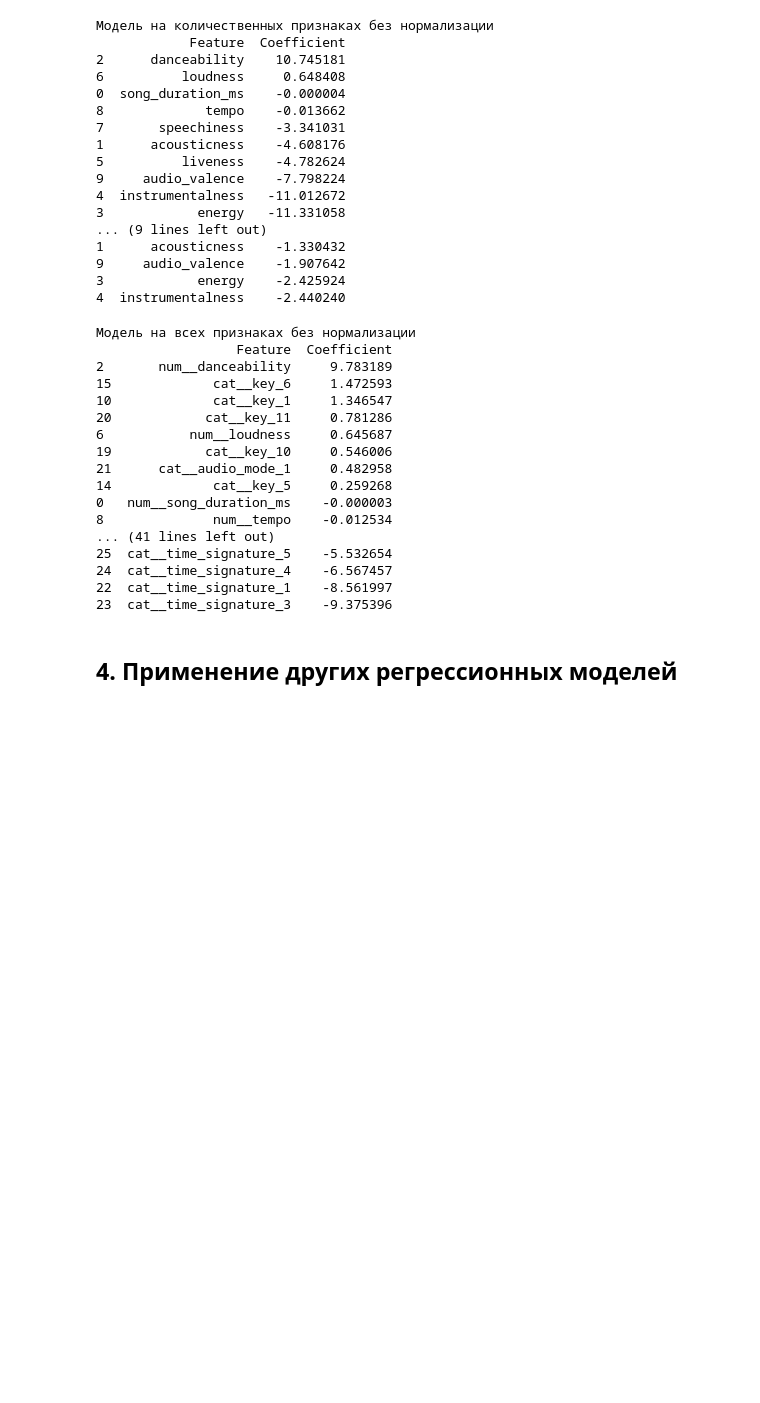
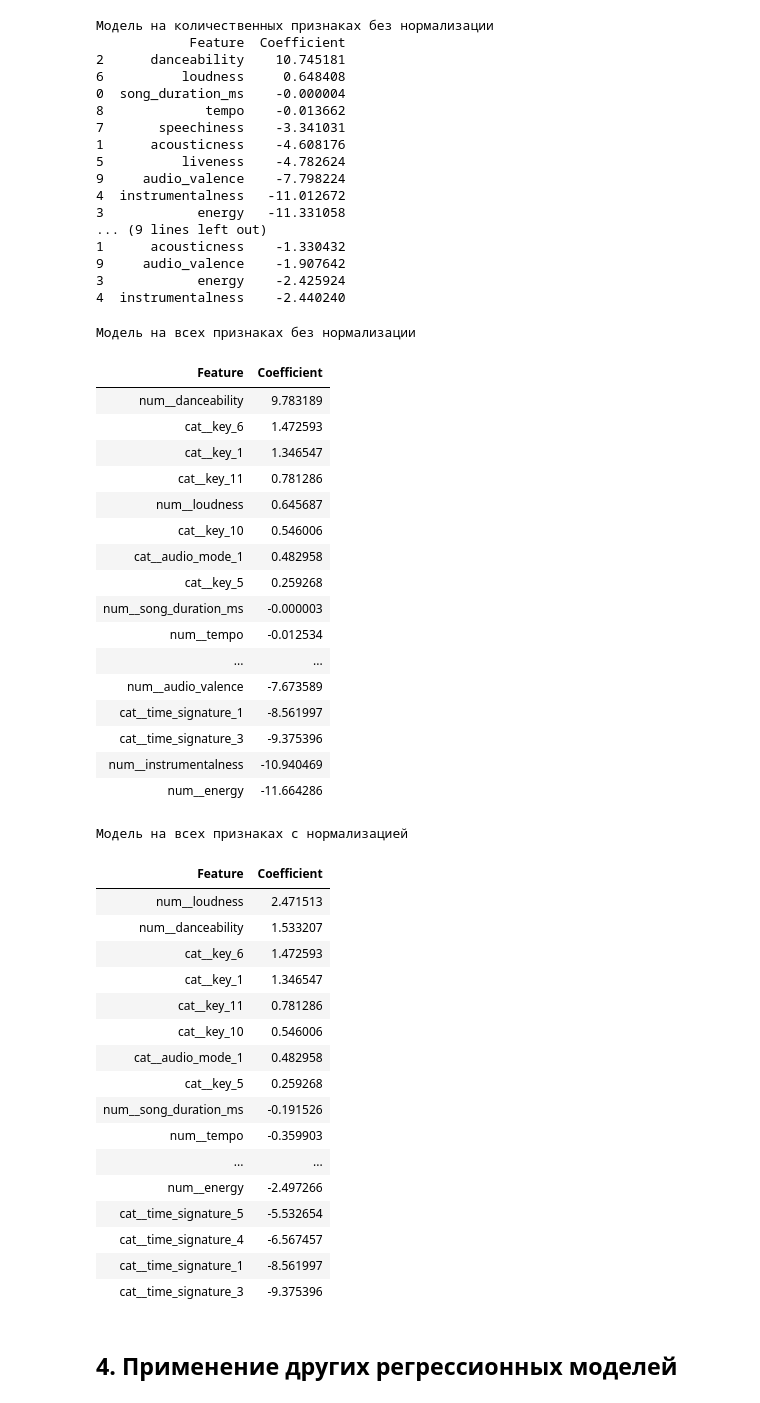
Before and after one commit to dushesk/analysis_n_ML, a Jupyter notebook: regression_analysis/regression_analysis.ipynb, the cells around one changed output. Saved outputs shown, nothing was run; the diff lists cells and outputs as text; code cells hidden in the pictures; blank space fills up the shorter version.

```diff
--- a/regression_analysis/regression_analysis.ipynb
+++ b/regression_analysis/regression_analysis.ipynb
@@ -337,30 +342,53 @@ print(coefficients.sort_values('Coefficient', ascending=False))
 # %%
 print("\nМодель на всех признаках без нормализации")
 
 coefficients = pd.DataFrame({'Feature': preprocessor_no_scaling.get_feature_names_out(), 'Coefficient': model_all_no_scaling.coef_})
-print(coefficients.sort_values('Coefficient', ascending=False))
+coefficients = coefficients.sort_values('Coefficient', ascending=False)
+html = coefficients.to_html(classes='table table-bordered table-striped', index=False)
+display(HTML(f'<div style="max-height: 250px; width: 300px; overflow-y: scroll;">{html}</div>'))
 
 print("\nМодель на всех признаках с нормализацией")
 coefficients = pd.DataFrame({'Feature': preprocessor.get_feature_names_out(), 'Coefficient': model_all_scaling.coef_})
-print(coefficients.sort_values('Coefficient', ascending=False))
+coefficients = coefficients.sort_values('Coefficient', ascending=False)
+html = coefficients.to_html(classes='table table-bordered table-striped', index=False)
+display(HTML(f'<div style="max-height: 250px; width: 300px; overflow-y: scroll;">{html}</div>'))
 # %% [output]
 Модель на всех признаках без нормализации
-                  Feature  Coefficient
-2       num__danceability     9.783189
-15             cat__key_6     1.472593
-10             cat__key_1     1.346547
-20            cat__key_11     0.781286
-6           num__loudness     0.645687
-19            cat__key_10     0.546006
-21      cat__audio_mode_1     0.482958
-14             cat__key_5     0.259268
-0   num__song_duration_ms    -0.000003
-8              num__tempo    -0.012534
-... (41 lines left out)
-25  cat__time_signature_5    -5.532654
-24  cat__time_signature_4    -6.567457
-22  cat__time_signature_1    -8.561997
-23  cat__time_signature_3    -9.375396
+| Feature | Coefficient |
+| num__danceability | 9.783189 |
+| cat__key_6 | 1.472593 |
+| cat__key_1 | 1.346547 |
+| cat__key_11 | 0.781286 |
+| num__loudness | 0.645687 |
+| cat__key_10 | 0.546006 |
+| cat__audio_mode_1 | 0.482958 |
+| cat__key_5 | 0.259268 |
+| num__song_duration_ms | -0.000003 |
+| num__tempo | -0.012534 |
+| ... | ... |
+| num__audio_valence | -7.673589 |
+| cat__time_signature_1 | -8.561997 |
+| cat__time_signature_3 | -9.375396 |
+| num__instrumentalness | -10.940469 |
+| num__energy | -11.664286 |
+Модель на всех признаках с нормализацией
+| Feature | Coefficient |
+| num__loudness | 2.471513 |
+| num__danceability | 1.533207 |
+| cat__key_6 | 1.472593 |
+| cat__key_1 | 1.346547 |
+| cat__key_11 | 0.781286 |
+| cat__key_10 | 0.546006 |
+| cat__audio_mode_1 | 0.482958 |
+| cat__key_5 | 0.259268 |
+| num__song_duration_ms | -0.191526 |
+| num__tempo | -0.359903 |
+| ... | ... |
+| num__energy | -2.497266 |
+| cat__time_signature_5 | -5.532654 |
+| cat__time_signature_4 | -6.567457 |
+| cat__time_signature_1 | -8.561997 |
+| cat__time_signature_3 | -9.375396 |
 # %% [markdown]
 ## 4. Применение других регрессионных моделей
 # %% [markdown]
```
Also changed, not shown: parts of 12 cells of this notebook.
